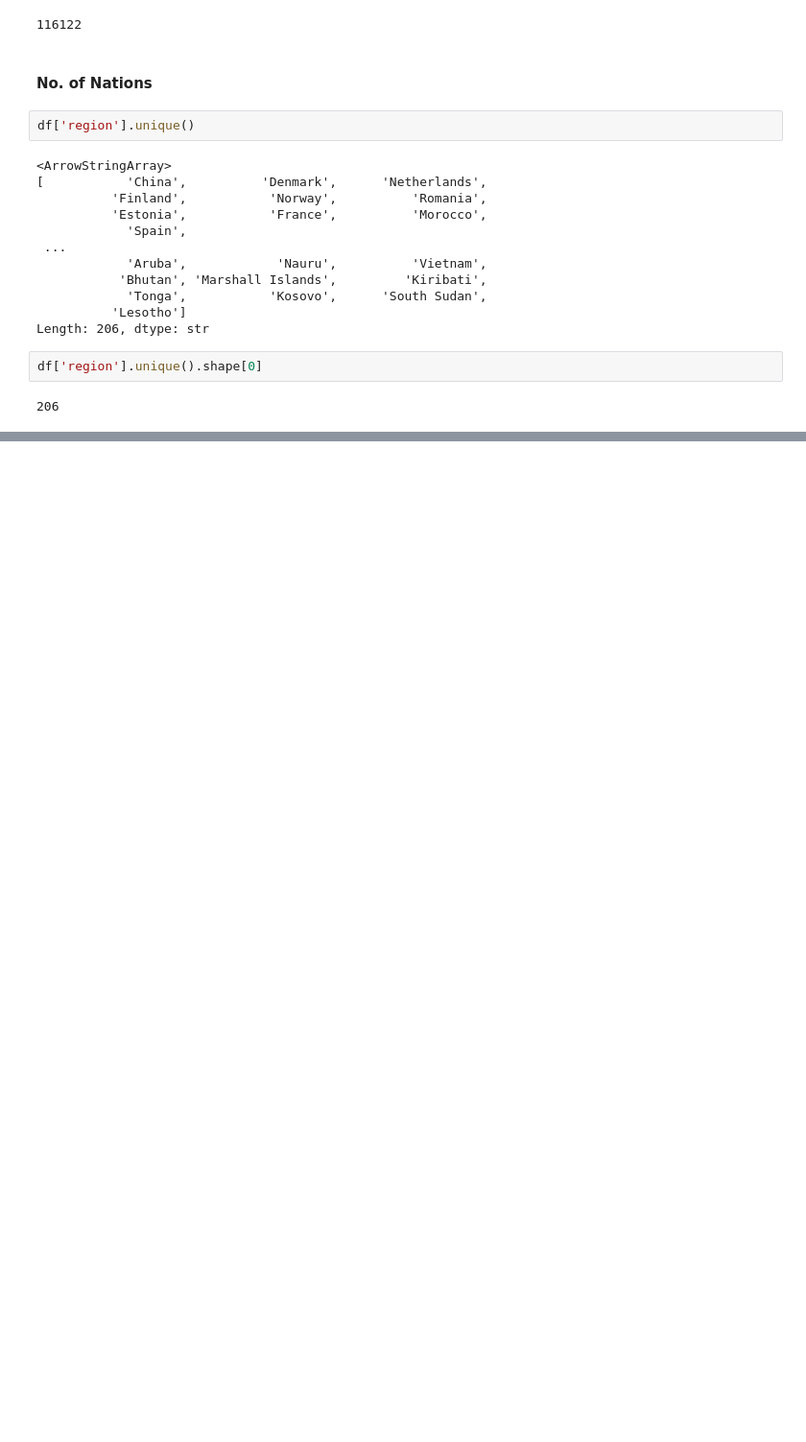
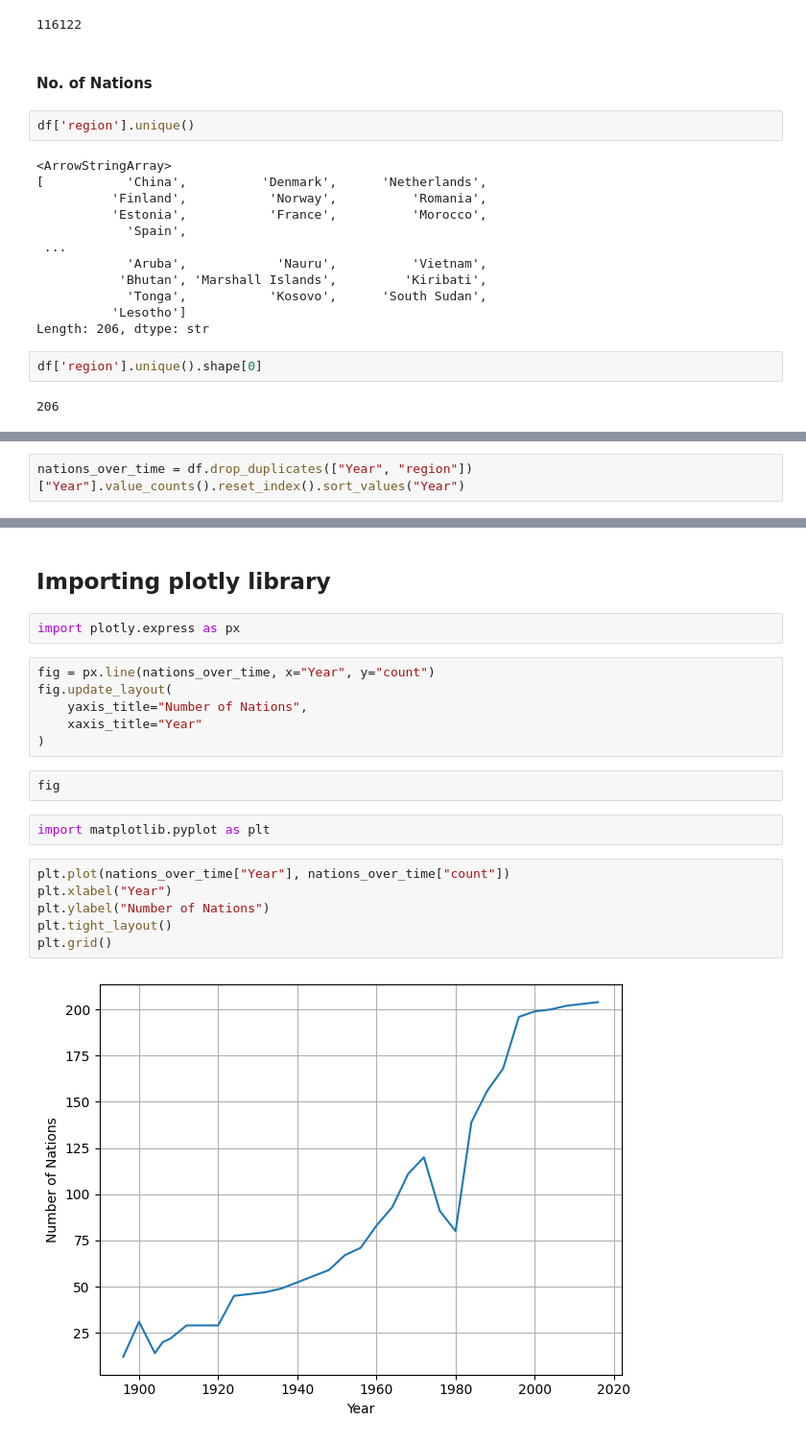
Before and after one commit to V-A-N-S-H/Olympics-Data-Analysis, a Jupyter notebook: Olympics_Analysis.ipynb, the cells around one changed output, grey strips where cells are left out. Shown at 96% size. Saved outputs shown, nothing was run; the diff lists cells and outputs as text; blank space fills up the shorter version.

Commit message:
Add overall analysis visualizations

```diff
--- a/Olympics_Analysis.ipynb
+++ b/Olympics_Analysis.ipynb
@@ -502,0 +541,2 @@ df['region'].unique().shape[0]
+# %%
+nations_over_time = df.drop_duplicates(["Year", "region"])["Year"].value_counts().reset_index().sort_values("Year")
@@ -502,0 +563,22 @@ df['region'].unique().shape[0]
+# %% [markdown]
+## Importing plotly library
+# %%
+import plotly.express as px
+# %%
+fig = px.line(nations_over_time, x="Year", y="count")
+fig.update_layout(
+    yaxis_title="Number of Nations",
+    xaxis_title="Year"
+)
+# %%
+fig
+# %%
+import matplotlib.pyplot as plt
+# %%
+plt.plot(nations_over_time["Year"], nations_over_time["count"])
+plt.xlabel("Year")
+plt.ylabel("Number of Nations")
+plt.tight_layout()
+plt.grid()
+# %% [output]
+[figure, added]
```
Also changed, not shown: parts of 22 cells of this notebook, 2 other files.
